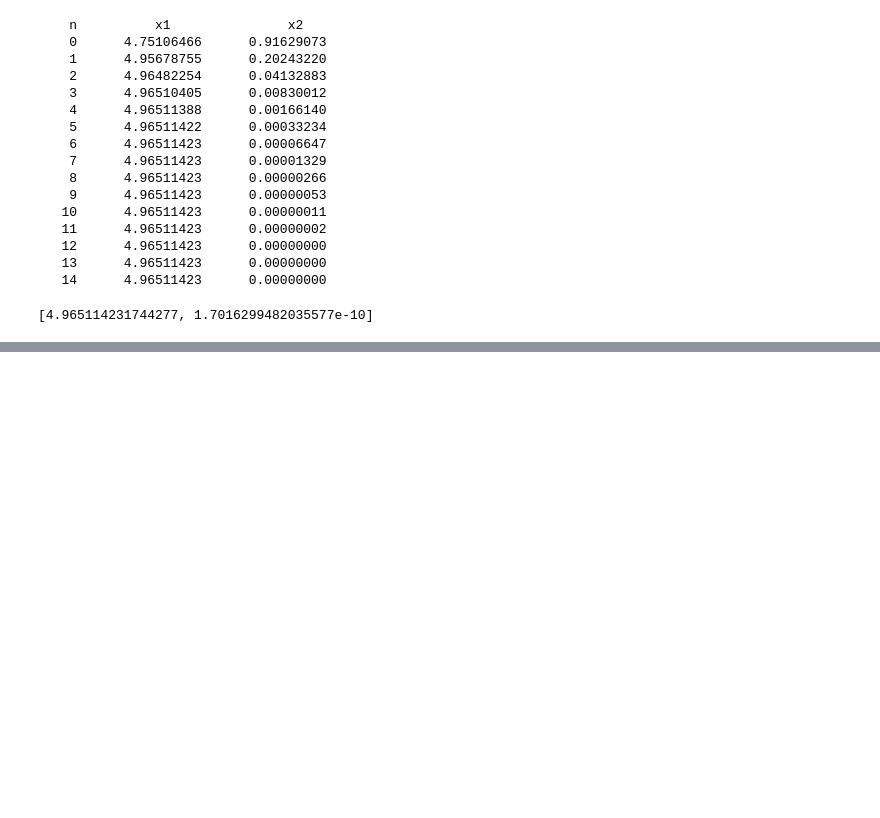
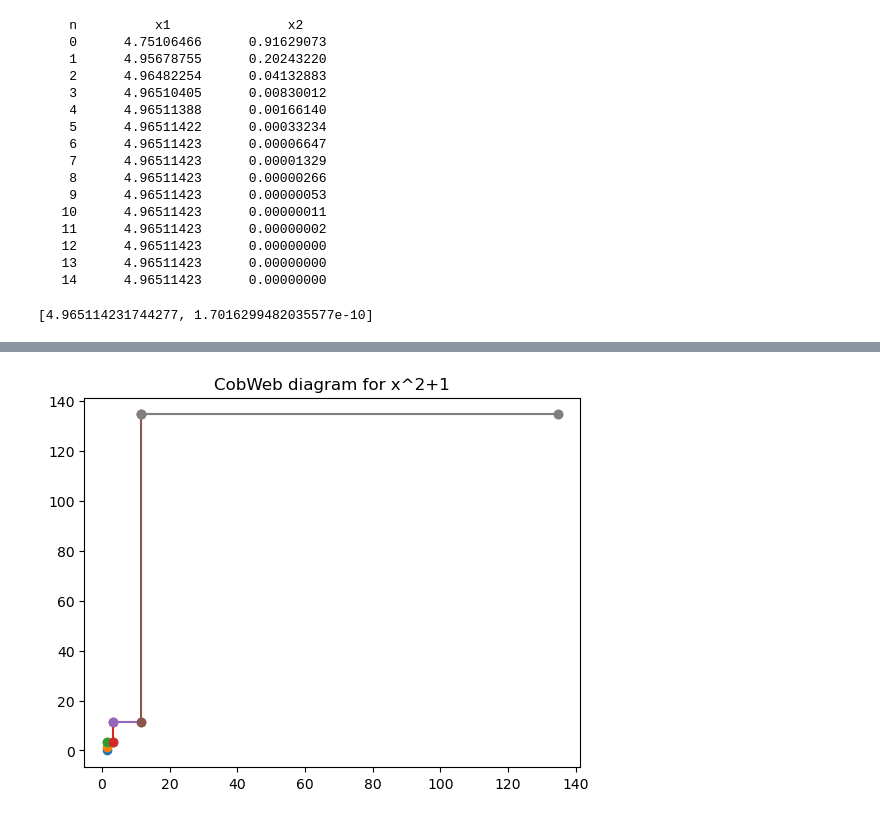
Before and after one commit to arpan921/NM2024, a Jupyter notebook: ipynb/Chapter01_Fixed_Point_Iteration.ipynb, the cells around one changed output, grey strips where cells are left out. Cells and saved outputs as stored; diff of their text form; code cells hidden in the pictures; blank space fills up the shorter version.

```diff
--- a/ipynb/Chapter01_Fixed_Point_Iteration.ipynb
+++ b/ipynb/Chapter01_Fixed_Point_Iteration.ipynb
@@ -201,0 +344,3 @@ xnew
+# %%
+def newf(x):
+    return (x-1.5)**2
@@ -201,0 +365,3 @@ xnew
+# %%
+def g2(x):
+    return x**2 + 1
@@ -201,0 +427,14 @@ xnew
+# %%
+x0=1.5
+N_iter=4
+n=0
+X=[]
+Y=[]
+while(n<N_iter):
+    if n==0:
+        xold = x0
+    xnew = g2(xold) #monotonically diverging
+    n=n+1
+    X.append(xold)
+    Y.append(xnew)
+    xold = xnew
@@ -201,0 +449,4 @@ xnew
+# %%
+drawCobWeb(X,Y,'CobWeb diagram for x^2+1')
+# %% [output]
+[figure, added]
```
Also changed, not shown: parts of 36 cells of this notebook, 16 other files.
